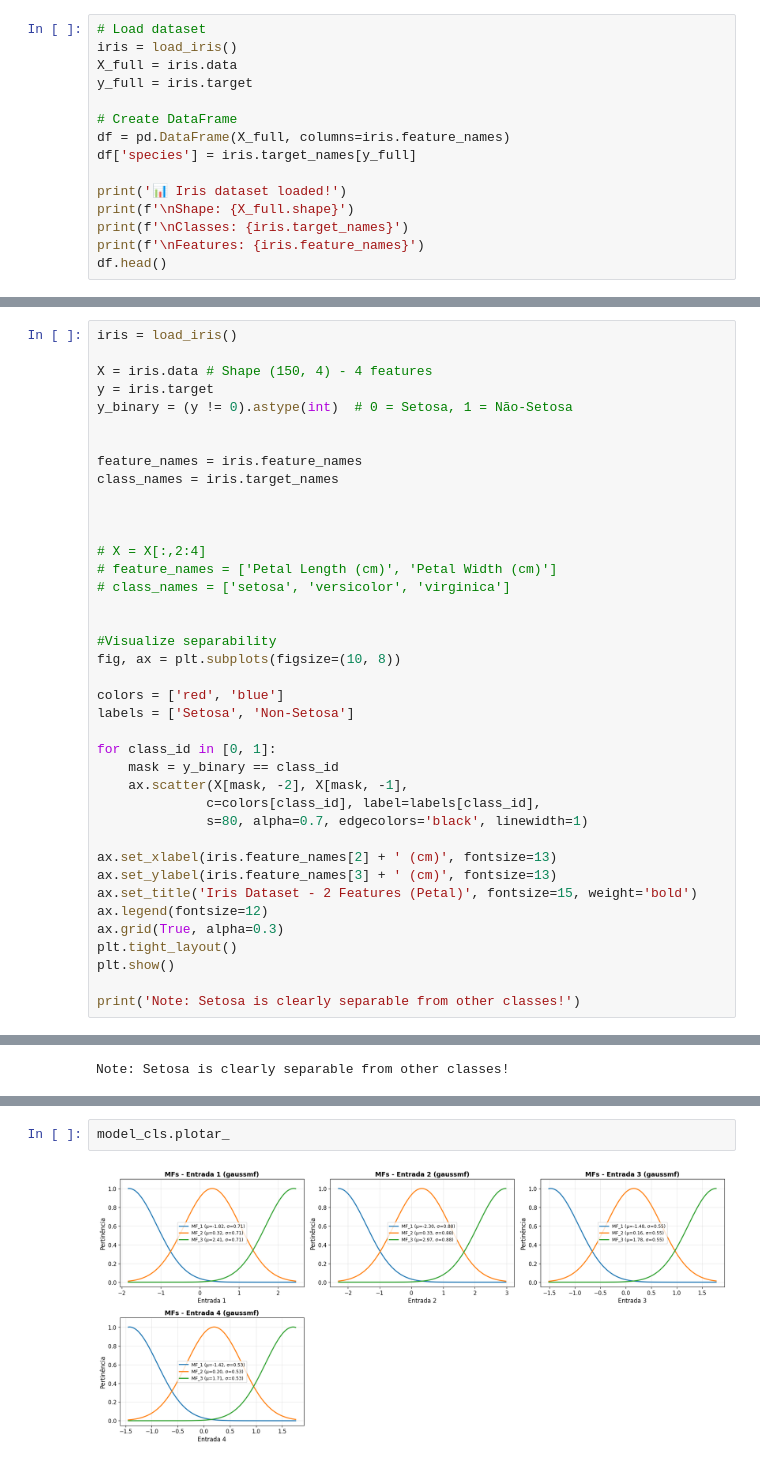
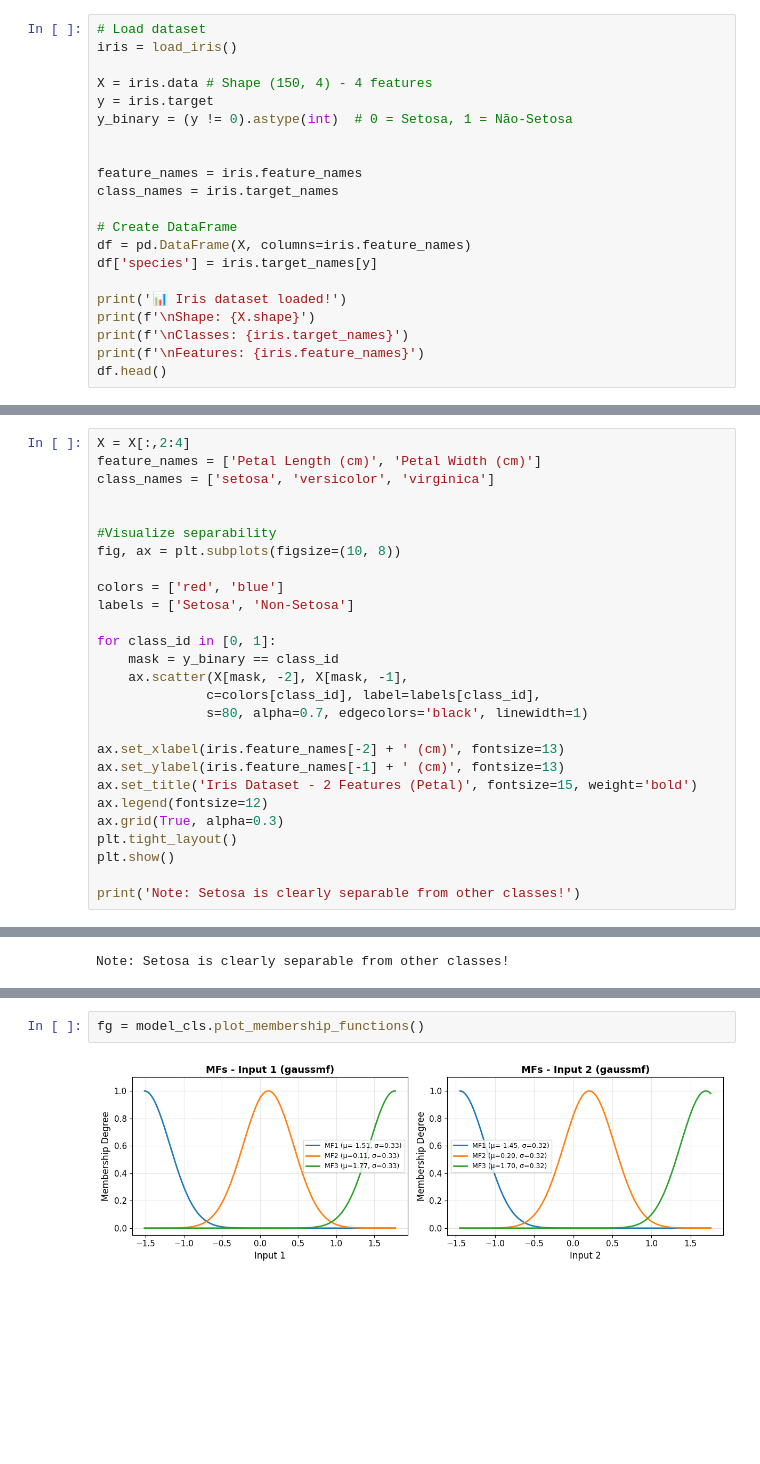
Before and after one commit to 1moi6/pyfuzzy-toolbox, a Jupyter notebook: exemplo.ipynb, the cells around one changed output, grey strips where cells are left out. Saved outputs shown, nothing was run; the diff lists cells and outputs as text; blank space fills up the shorter version.

```diff
--- a/exemplo.ipynb
+++ b/exemplo.ipynb
@@ -33,15 +52,21 @@ import pandas as pd
 # %%
 # Load dataset
 iris = load_iris()
-X_full = iris.data
-y_full = iris.target
+
+X = iris.data # Shape (150, 4) - 4 features
+y = iris.target
+y_binary = (y != 0).astype(int)  # 0 = Setosa, 1 = Não-Setosa
+
+
+feature_names = iris.feature_names
+class_names = iris.target_names
 
 # Create DataFrame
-df = pd.DataFrame(X_full, columns=iris.feature_names)
-df['species'] = iris.target_names[y_full]
+df = pd.DataFrame(X, columns=iris.feature_names)
+df['species'] = iris.target_names[y]
 
 print('📊 Iris dataset loaded!')
-print(f'\nShape: {X_full.shape}')
+print(f'\nShape: {X.shape}')
 print(f'\nClasses: {iris.target_names}')
 print(f'\nFeatures: {iris.feature_names}')
 df.head()
@@ -147,19 +107,7 @@ Arquitetura:
 # %%
-iris = load_iris()
-
-X = iris.data # Shape (150, 4) - 4 features
-y = iris.target
-y_binary = (y != 0).astype(int)  # 0 = Setosa, 1 = Não-Setosa
-
-
-feature_names = iris.feature_names
-class_names = iris.target_names
-
-
-
-# X = X[:,2:4]
-# feature_names = ['Petal Length (cm)', 'Petal Width (cm)']
-# class_names = ['setosa', 'versicolor', 'virginica']
+X = X[:,2:4]
+feature_names = ['Petal Length (cm)', 'Petal Width (cm)']
+class_names = ['setosa', 'versicolor', 'virginica']
 
 
 #Visualize separability
@@ -174,8 +122,8 @@ for class_id in [0, 1]:
               c=colors[class_id], label=labels[class_id],
               s=80, alpha=0.7, edgecolors='black', linewidth=1)
 
-ax.set_xlabel(iris.feature_names[2] + ' (cm)', fontsize=13)
-ax.set_ylabel(iris.feature_names[3] + ' (cm)', fontsize=13)
+ax.set_xlabel(iris.feature_names[-2] + ' (cm)', fontsize=13)
+ax.set_ylabel(iris.feature_names[-1] + ' (cm)', fontsize=13)
 ax.set_title('Iris Dataset - 2 Features (Petal)', fontsize=15, weight='bold')
 ax.legend(fontsize=12)
 ax.grid(True, alpha=0.3)
@@ -276,4 +226,4 @@ Treinamento concluído!
 # %%
-model_cls.plotar_
+fg = model_cls.plot_membership_functions()
 # %% [output]
-[figure, old version]
+[figure, new version]
```
Also changed, not shown: parts of 16 cells of this notebook, 2 other files.
